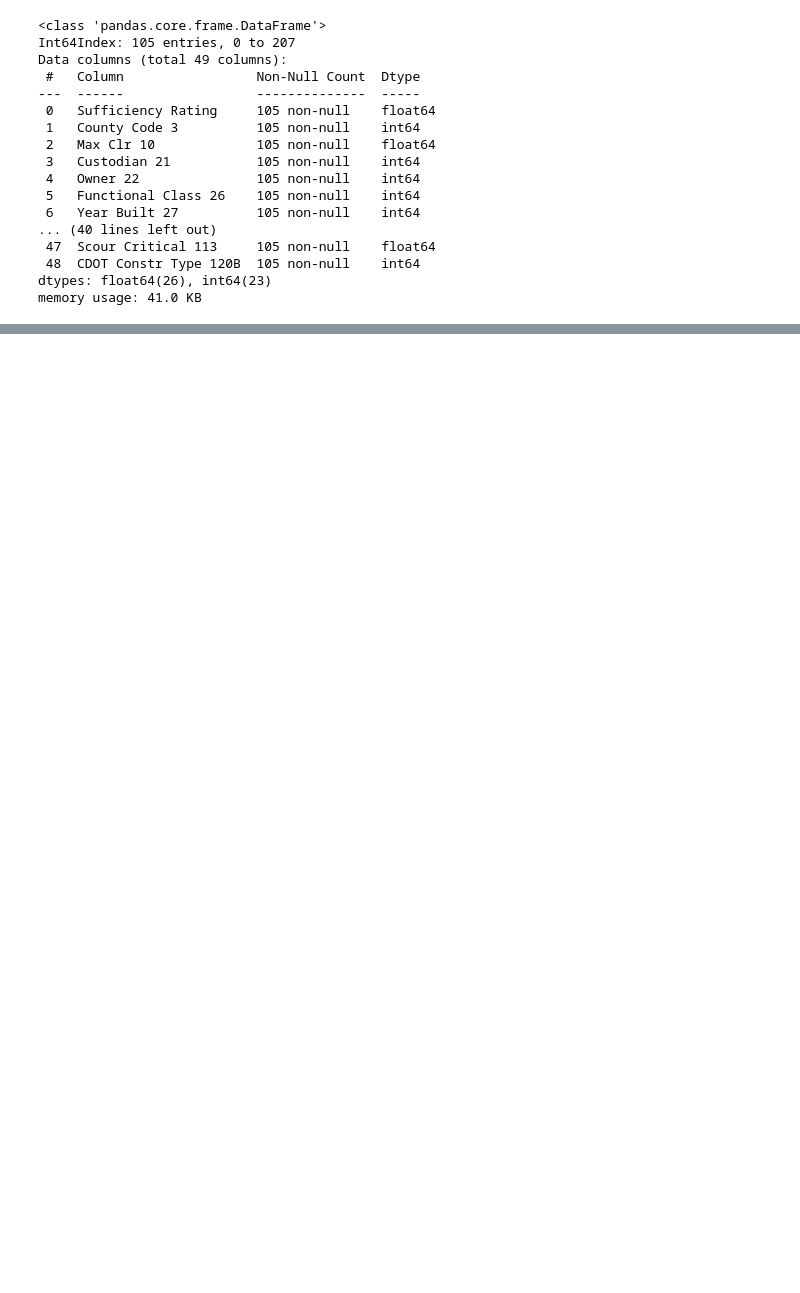
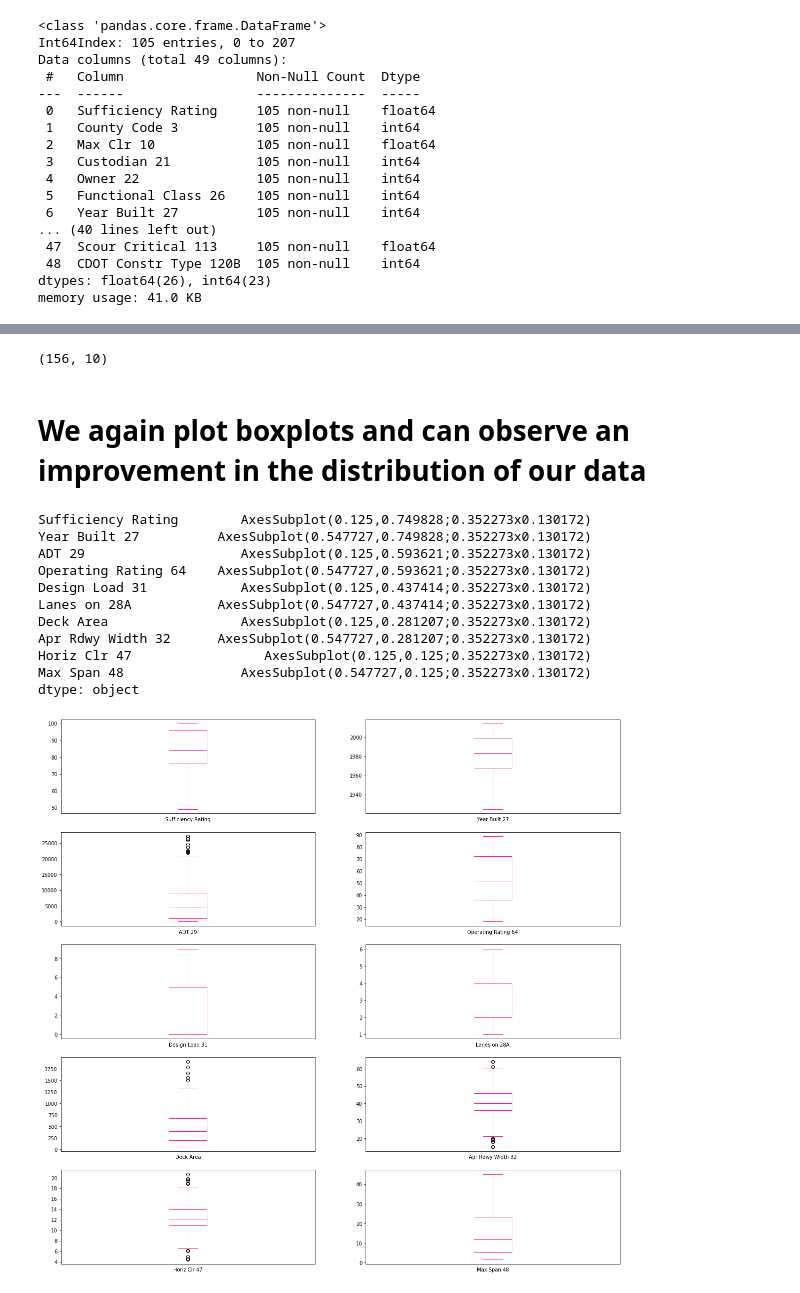
Before and after one commit to nnbaokhang/Descriptive-and-Predictive-Deep-Learning-Analytical-Tools-for-Enhanced-Bridge-Management, a Jupyter notebook: Dataset_Exploration.ipynb, the cells around one changed output, grey strips where cells are left out. Drawn from its saved outputs; the diff is of its cells as text; code cells hidden in the pictures; blank space fills up the shorter version.

```diff
--- a/Dataset_Exploration.ipynb
+++ b/Dataset_Exploration.ipynb
@@ -260,0 +302,26 @@ dtype: object
+# %%
+Q1 = selected_columns.quantile(0.25)
+Q3 = selected_columns.quantile(0.75)
+IQR = Q3 - Q1
+
+selected_columns_o = selected_columns[~((selected_columns < (Q1 - 1.5 * IQR)) |(selected_columns > (Q3 + 1.5 * IQR))).any(axis=1)]
+selected_columns_o.shape
+# %% [output]
+(156, 10)
+# %% [markdown]
+# We again plot boxplots and can observe an improvement in the distribution of our data
+# %%
+selected_columns_o.plot(kind='box', subplots=True, layout=(5,2), sharex=False, sharey=False, figsize=(20, 20), color='deeppink')
+# %% [output]
+Sufficiency Rating        AxesSubplot(0.125,0.749828;0.352273x0.130172)
+Year Built 27          AxesSubplot(0.547727,0.749828;0.352273x0.130172)
+ADT 29                    AxesSubplot(0.125,0.593621;0.352273x0.130172)
+Operating Rating 64    AxesSubplot(0.547727,0.593621;0.352273x0.130172)
+Design Load 31            AxesSubplot(0.125,0.437414;0.352273x0.130172)
+Lanes on 28A           AxesSubplot(0.547727,0.437414;0.352273x0.130172)
+Deck Area                 AxesSubplot(0.125,0.281207;0.352273x0.130172)
+Apr Rdwy Width 32      AxesSubplot(0.547727,0.281207;0.352273x0.130172)
+Horiz Clr 47                 AxesSubplot(0.125,0.125;0.352273x0.130172)
+Max Span 48               AxesSubplot(0.547727,0.125;0.352273x0.130172)
+dtype: object
+[figure, added]
```
Also changed, not shown: parts of 28 cells of this notebook.
